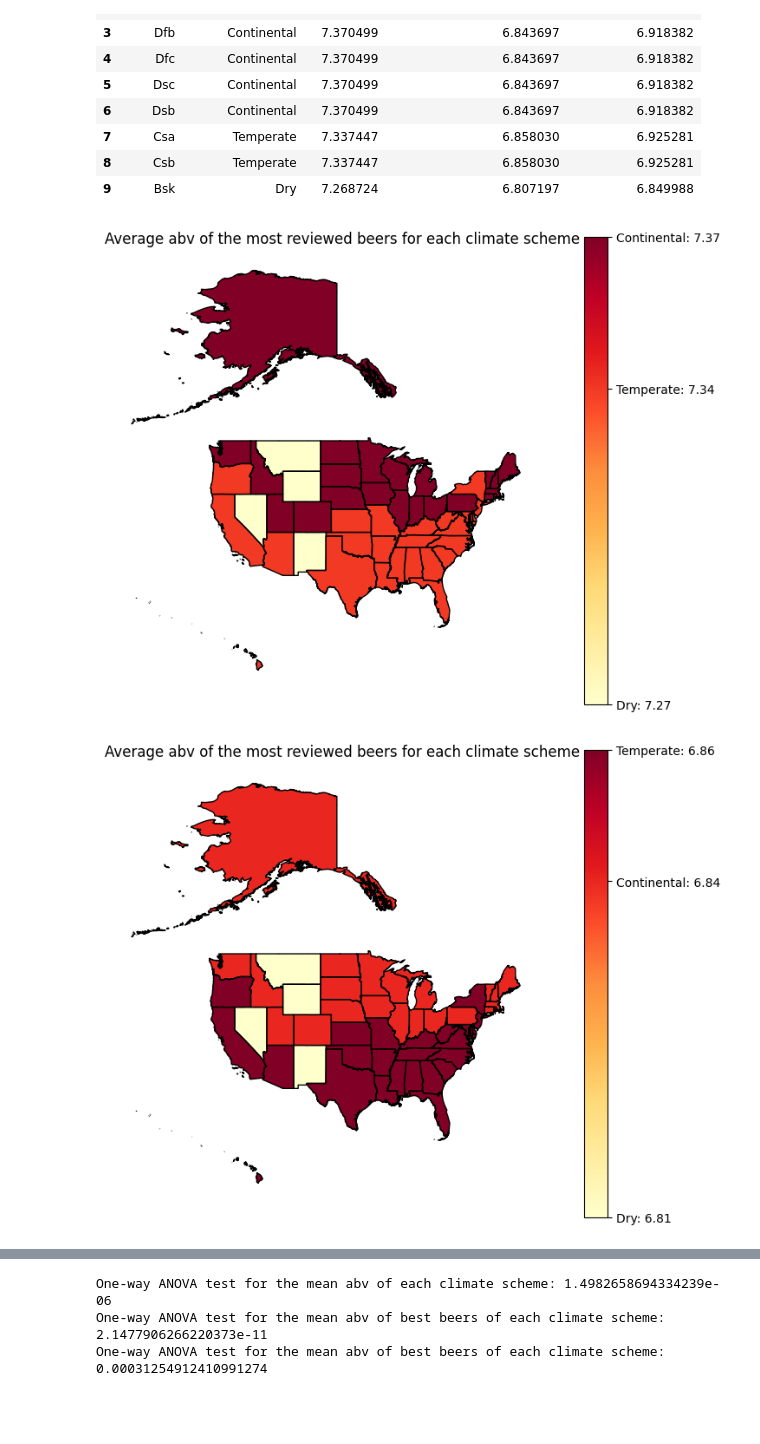
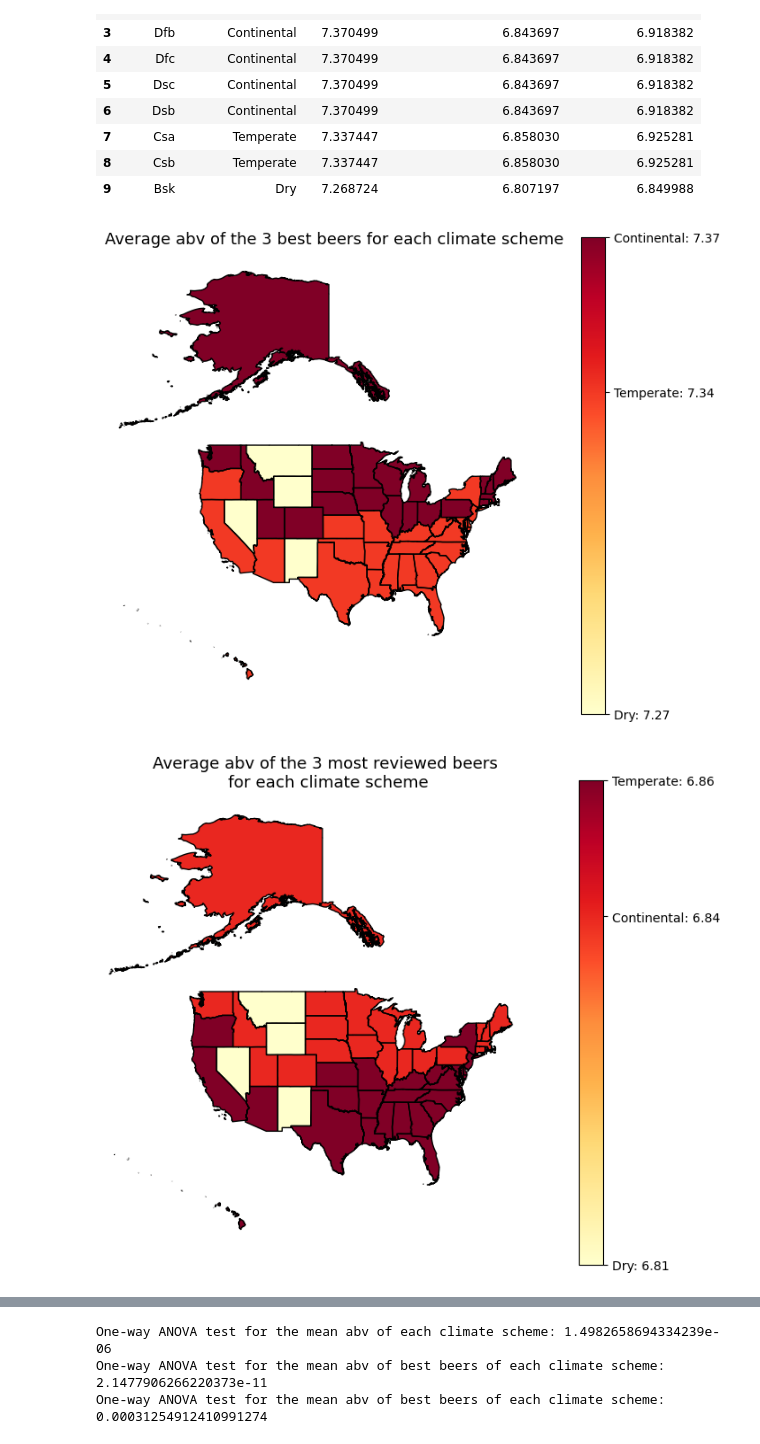
Before and after one commit to epfl-ada/ada-2023-project-riskybiscuits, a Jupyter notebook: abv_and_climate.ipynb, the cells around one changed output, grey strips where cells are left out. Drawn from its saved outputs; the diff is of its cells as text; code cells hidden in the pictures; blank space fills up the shorter version.

Commit message:
added linebreaks in plot title

```diff
--- a/abv_and_climate.ipynb
+++ b/abv_and_climate.ipynb
@@ -39,7 +39,10 @@ from matplotlib.colors import Normalize
 import geopandas as gpd
 import pandas as pd
 
-def plot_climate_stats(df, column, title, column_ticks=None, cmap_name = "YlOrRd"): #RdBu_r
+
+def plot_climate_stats(
+    df, column, title, column_ticks=None, cmap_name="YlOrRd"
+):  # RdBu_r
     """
     This function plots on a map of the United States the mean of the column passed as an argument for each state depending on its climate.
     df should have a column "climate" and a column str(column) with the values to plot. Requires to call plt.show() after the function call.
@@ -71,7 +74,6 @@ def plot_climate_stats(df, column, title, column_ticks=None, cmap_name = "YlOrRd
     us_map_shifted.loc[us_map_shifted["NAME"] == "Alaska", "geometry"] = alaska
     us_map_shifted.loc[us_map_shifted["NAME"] == "Hawaii", "geometry"] = hawaii
 
-
     fig, ax = plt.subplots(figsize=(8, 7))
     us_map_shifted.boundary.plot(ax=ax, linewidth=1, color="black")
 
@@ -82,22 +84,28 @@ def plot_climate_stats(df, column, title, column_ticks=None, cmap_name = "YlOrRd
     sm = cm.ScalarMappable(cmap=cmap_name, norm=norm)
     sm.set_array([])
 
+    us_map_shifted.plot(
+        column=column,
+        cmap=cmap_name,
+        ax=ax,
+        legend=False,
+        missing_kwds={"color": "lightgrey", "label": "Missing values"},
+    )
 
-    us_map_shifted.plot(column=column, cmap=cmap_name, ax=ax, legend=False, missing_kwds={"color": "lightgrey", "label": "Missing values"})
-
-    cbar = fig.colorbar(sm, ax=ax, orientation='vertical', ticks=values)
+    cbar = fig.colorbar(sm, ax=ax, orientation="vertical", ticks=values)
     cbar.set_ticks(values)
 
     ticks_labels_dict = zip(values, df[column_ticks].unique())
 
-    cbar.set_ticklabels([label + ": {:.2f}".format(value) for value, label in ticks_labels_dict])
+    cbar.set_ticklabels(
+        [label + ": {:.2f}".format(value) for value, label in ticks_labels_dict]
+    )
     ax.set_title(title)
-    #change the size of the title
+    # change the size of the title
     ax.title.set_size(13)
     ax.set_axis_off()
     ax.set_xlim(-140, -60)
 
-
     plt.show()
 # %% [markdown]
 ## Add the column *General Style*
@@ -456,26 +464,24 @@ plt.show()
 # %% [output]
 [figure]
 # %%
-#load the df with the climate classified
+# load the df with the climate classified
 climate_classified = pd.read_csv("data/climate_classified.csv")
 
 # create a df with all the cliate in a column,
-#in the second the corresponding climate scheme a
+# in the second the corresponding climate scheme a
 climate_names = pd.DataFrame(us_abv_ratings["climate"].unique(), columns=["climate"])
 climate_names["climate_scheme"] = climate_names["climate"].map(
     climate_classified.set_index("climate")["scheme"]
 )
-#in the third the average abv of the best 3 beers for each climate scheme
-climate_names["abv_mean"] = climate_names["climate_scheme"].map(
-    best_beers_scheme_abv
-)
+# in the third the average abv of the best 3 beers for each climate scheme
+climate_names["abv_mean"] = climate_names["climate_scheme"].map(best_beers_scheme_abv)
 
-#in the fourth the average abv of the most reviewed beers for each climate scheme
+# in the fourth the average abv of the most reviewed beers for each climate scheme
 climate_names["abv_mean_most_reviewd"] = climate_names["climate_scheme"].map(
     most_reviewed_scheme_abv
 )
 
-#in the fifth the average abv of all the beers for each climate scheme
+# in the fifth the average abv of all the beers for each climate scheme
 climate_names["abv_mean_overall"] = climate_names["climate_scheme"].map(
     mean_abv_overall
 )
@@ -496,20 +502,20 @@ climate_names.head(10)
 plot_climate_stats(
     climate_names,
     "abv_mean",
-    "Average abv of the most reviewed beers for each climate scheme",
+    "Average abv of the 3 best beers for each climate scheme",
     "climate_scheme",
 )
 # %% [output]
-[figure, old version]
+[figure, new version]
 # %%
 plot_climate_stats(
     climate_names,
     "abv_mean_most_reviewd",
-    "Average abv of the most reviewed beers for each climate scheme",
+    "Average abv of the 3 most reviewed beers \nfor each climate scheme",
     "climate_scheme",
 )
 # %% [output]
-[figure, old version]
+[figure, new version]
 # %%
 plot_climate_stats(
     climate_names,
```
Also changed, not shown: parts of 17 cells of this notebook, 1 other file.
